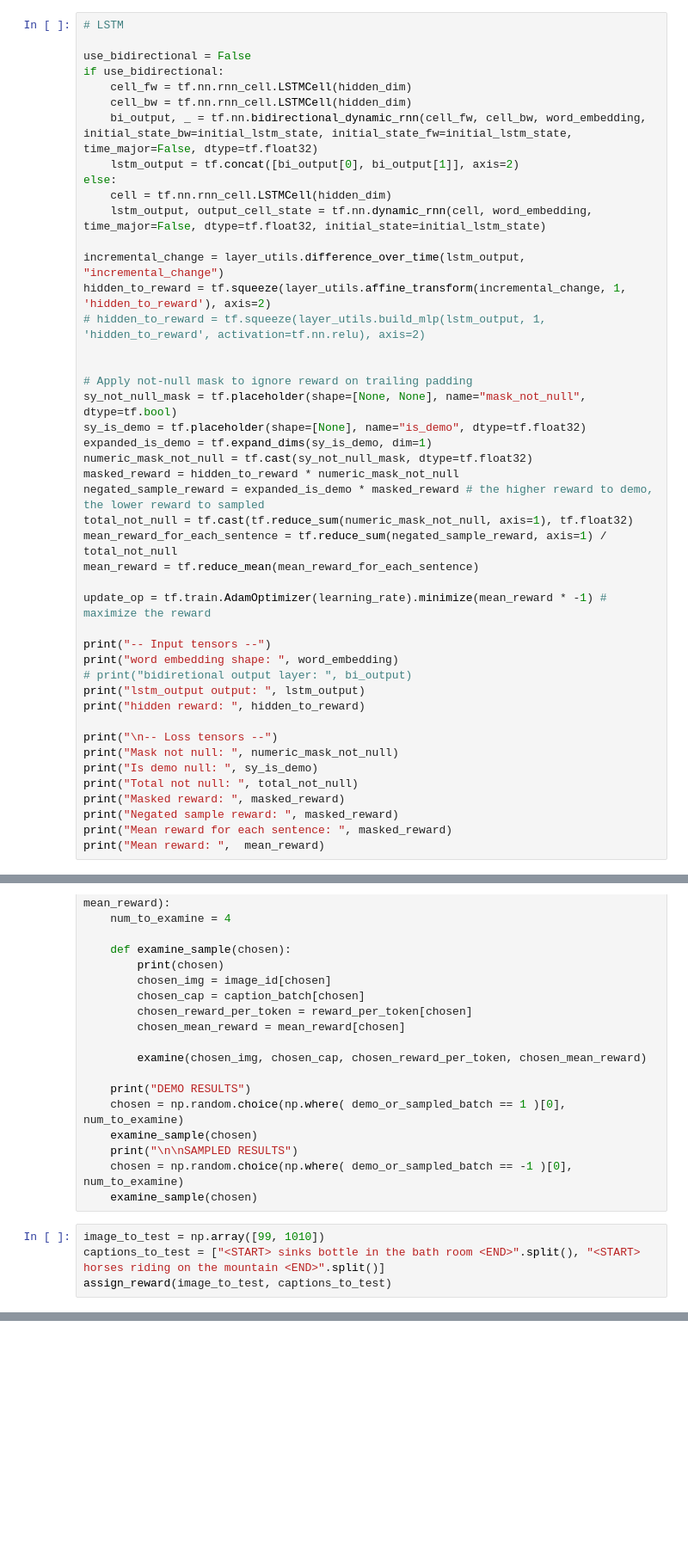
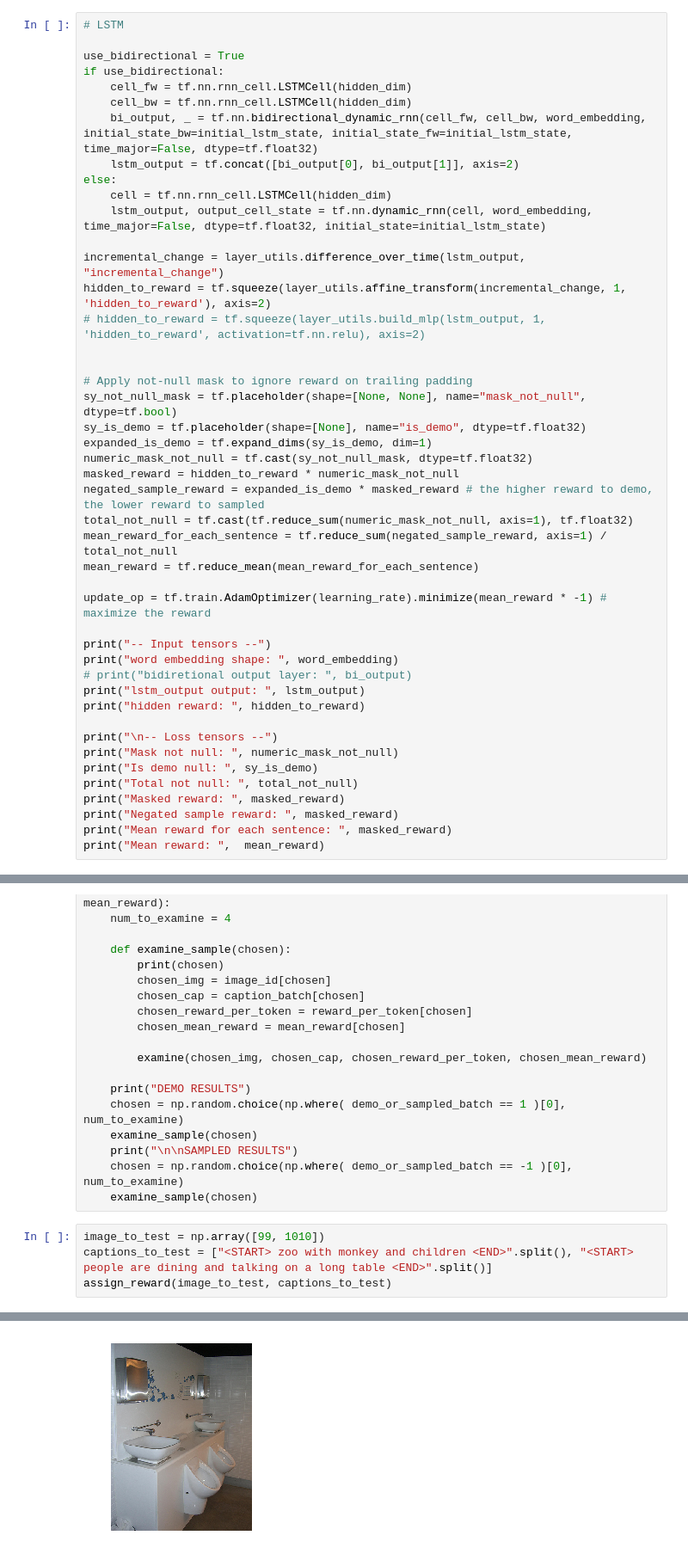
Before and after one commit to vivekraghuram/IRL-captions, a Jupyter notebook: discriminator.ipynb, the cells around one changed output, grey strips where cells are left out. Shown at 86% size. Saved outputs shown, nothing was run; the diff lists cells and outputs as text; blank space fills up the shorter version.

```diff
--- a/discriminator.ipynb
+++ b/discriminator.ipynb
@@ -180,7 +184,7 @@ initial_lstm_state = tf.nn.rnn_cell.LSTMStateTuple(image_projection * 0, image_p
 # %%
 # LSTM
 
-use_bidirectional = False
+use_bidirectional = True
 if use_bidirectional:
     cell_fw = tf.nn.rnn_cell.LSTMCell(hidden_dim)
     cell_bw = tf.nn.rnn_cell.LSTMCell(hidden_dim)
@@ -323,5 +350,6 @@ def examine_batch_results(demo_or_sample, image_id, caption_batch, reward_per_to
     examine_sample(chosen)
 # %%
 image_to_test = np.array([99, 1010])
-captions_to_test = ["<START> sinks bottle in the bath room <END>".split(), "<START> horses riding on the mountain <END>".split()]
+captions_to_test = ["<START> zoo with monkey and children <END>".split(), "<START> people are dining and talking on a long table <END>".split()]
 assign_reward(image_to_test, captions_to_test)
+# %% [output]
@@ -327,0 +357 @@ assign_reward(image_to_test, captions_to_test)
+[figure, added]
```
Also changed, not shown: parts of 10 cells of this notebook.
